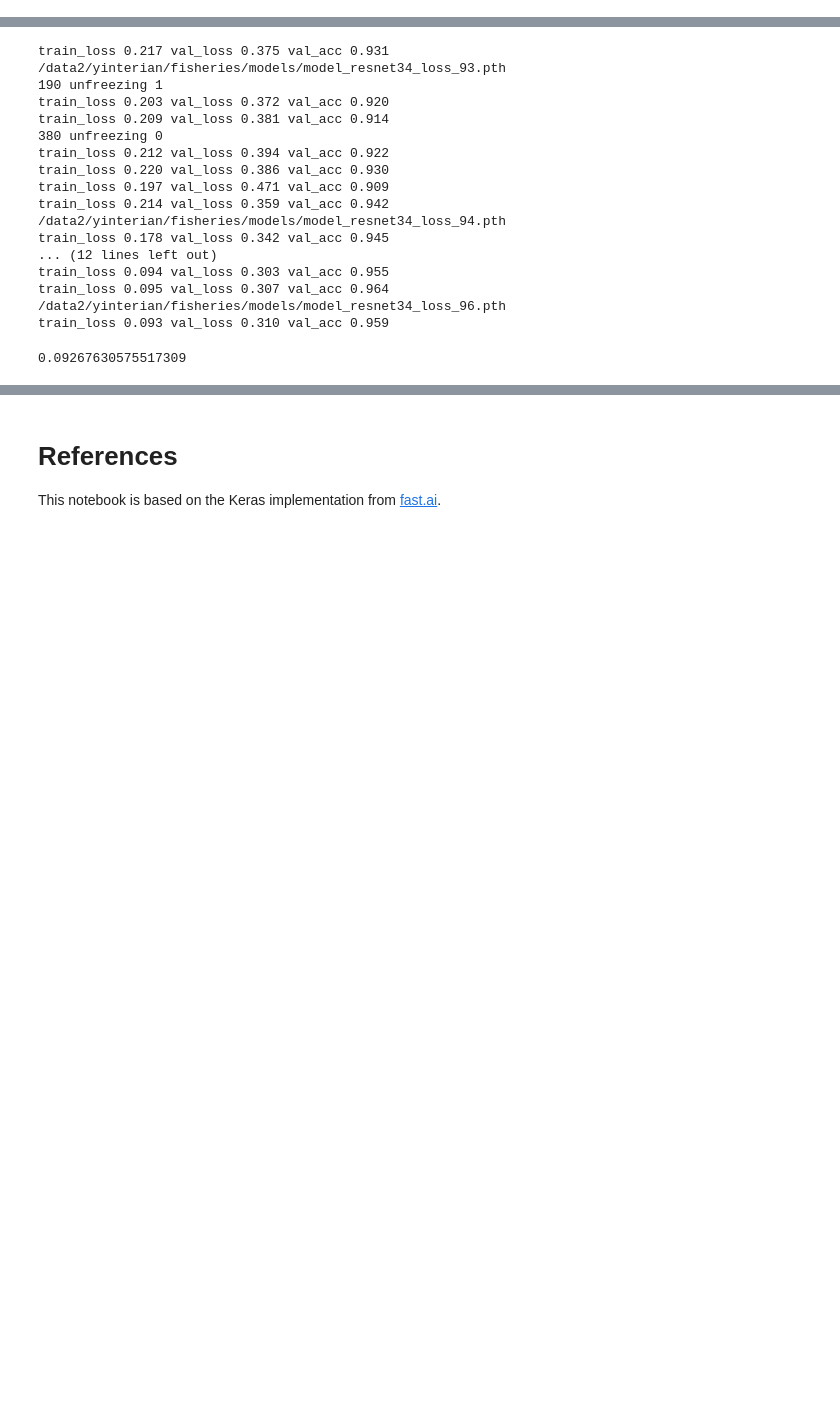
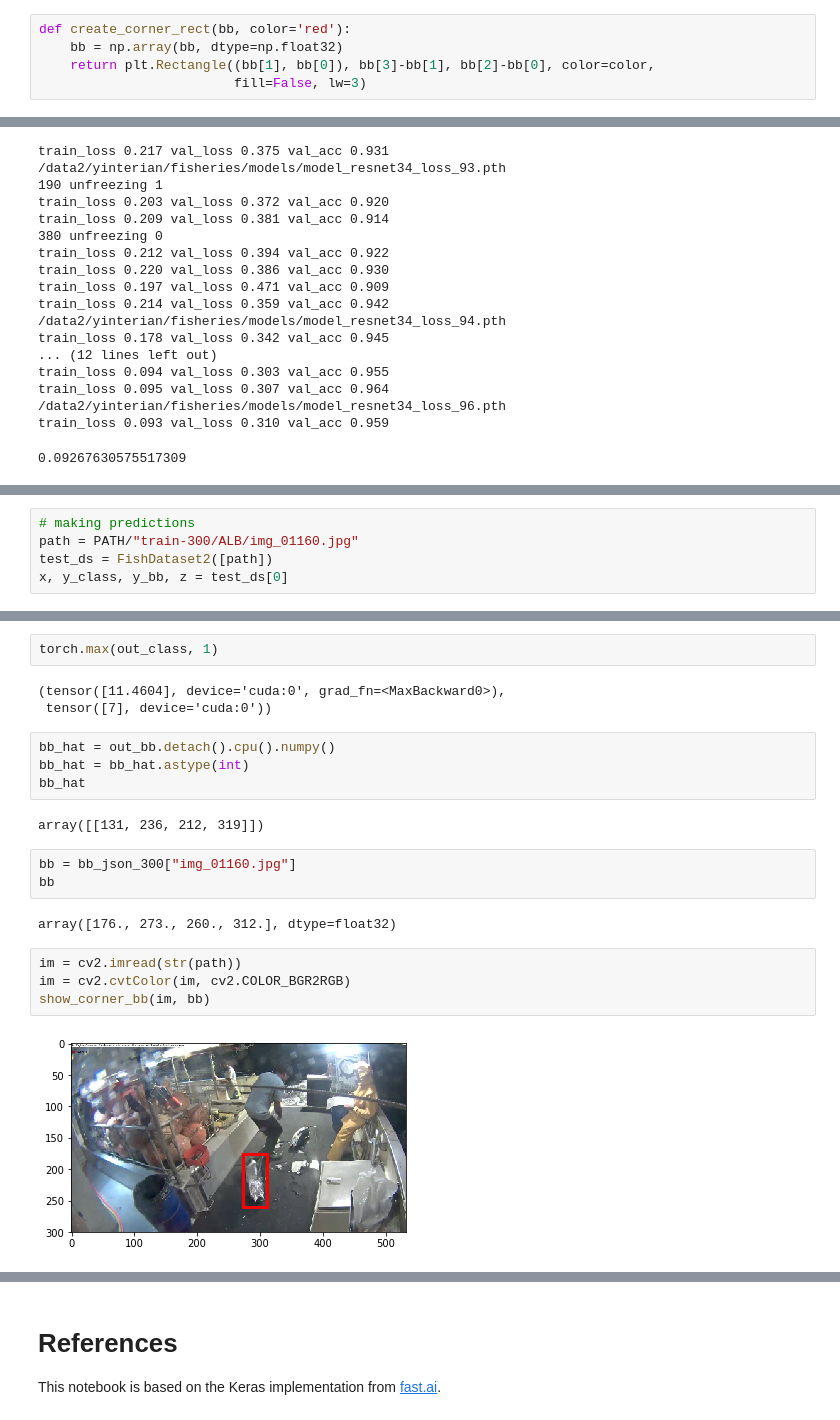
Before and after one commit to yanneta/deep-learning-with-pytorch, a Jupyter notebook: lesson4-multi-task-fish.ipynb, the cells around one changed output, grey strips where cells are left out. Cells and saved outputs as stored; diff of their text form; blank space fills up the shorter version.

Commit message:
fish

```diff
--- a/lesson4-multi-task-fish.ipynb
+++ b/lesson4-multi-task-fish.ipynb
@@ -690,6 +690,11 @@ def transformsXY(path, bb, transforms):
     else:
         x, Y = center_crop(x), center_crop(Y)
     return x, to_bb(Y)
+# %%
+def create_corner_rect(bb, color='red'):
+    bb = np.array(bb, dtype=np.float32)
+    return plt.Rectangle((bb[1], bb[0]), bb[3]-bb[1], bb[2]-bb[0], color=color,
+                         fill=False, lw=3)
 # %%
 def show_corner_bb(im, bb):
     plt.imshow(im)
@@ -1007,0 +1053,5 @@ train_loss 0.093 val_loss 0.310 val_acc 0.959
+# %%
+# making predictions
+path = PATH/"train-300/ALB/img_01160.jpg"
+test_ds = FishDataset2([path])
+x, y_class, y_bb, z = test_ds[0]
@@ -1007,0 +1075,22 @@ train_loss 0.093 val_loss 0.310 val_acc 0.959
+# %%
+torch.max(out_class, 1)
+# %% [output]
+(tensor([11.4604], device='cuda:0', grad_fn=<MaxBackward0>),
+ tensor([7], device='cuda:0'))
+# %%
+bb_hat = out_bb.detach().cpu().numpy()
+bb_hat = bb_hat.astype(int)
+bb_hat
+# %% [output]
+array([[131, 236, 212, 319]])
+# %%
+bb = bb_json_300["img_01160.jpg"]
+bb
+# %% [output]
+array([176., 273., 260., 312.], dtype=float32)
+# %%
+im = cv2.imread(str(path))
+im = cv2.cvtColor(im, cv2.COLOR_BGR2RGB)
+show_corner_bb(im, bb)
+# %% [output]
+[figure, added]
```
Also changed, not shown: parts of 10 cells of this notebook.
